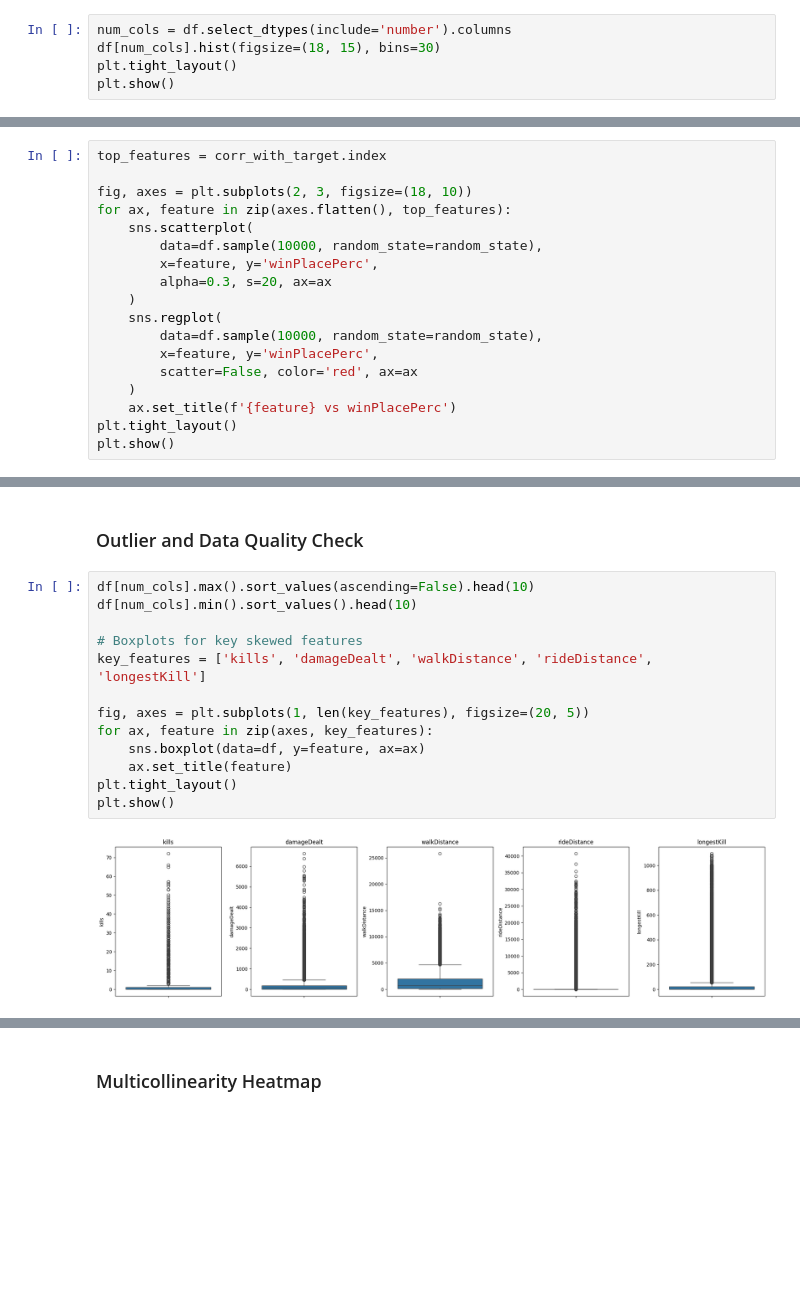
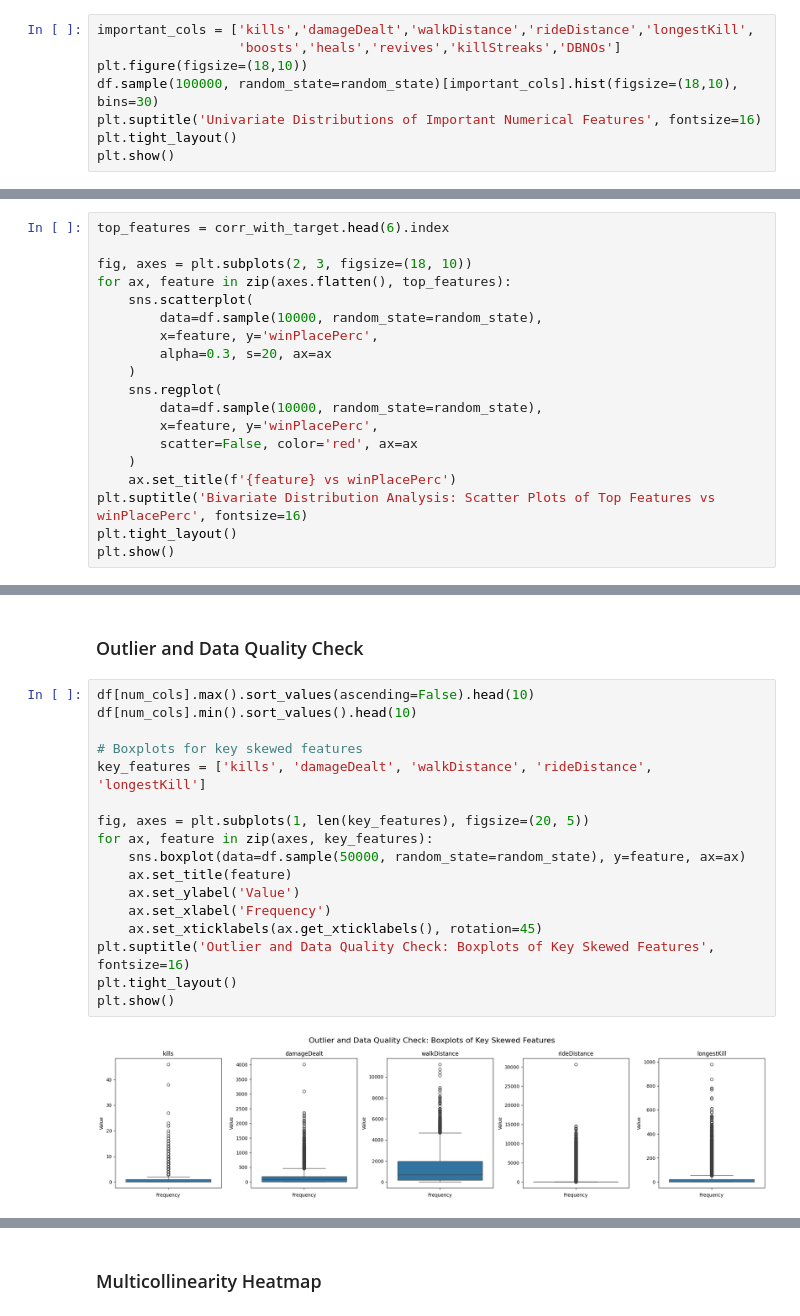
Before and after one commit to dganesh05/project-3, a Jupyter notebook: project-revised.ipynb, the cells around one changed output, grey strips where cells are left out. Drawn from its saved outputs; the diff is of its cells as text; blank space fills up the shorter version.

```diff
--- a/project-revised.ipynb
+++ b/project-revised.ipynb
@@ -155,8 +156,11 @@ corr_with_target = corr['winPlacePerc'].drop('winPlacePerc').sort_values(key=abs
 # %% [markdown]
 ### Distribution Analysis (Univariate)
 # %%
-num_cols = df.select_dtypes(include='number').columns
-df[num_cols].hist(figsize=(18, 15), bins=30)
+important_cols = ['kills','damageDealt','walkDistance','rideDistance','longestKill',
+                  'boosts','heals','revives','killStreaks','DBNOs']
+plt.figure(figsize=(18,10))
+df.sample(100000, random_state=random_state)[important_cols].hist(figsize=(18,10), bins=30)
+plt.suptitle('Univariate Distributions of Important Numerical Features', fontsize=16)
 plt.tight_layout()
 plt.show()
 # %% [output]
@@ -174,7 +179,7 @@ plt.show()
 # %% [markdown]
 ### Distribution Analysis (Bivariate)
 # %%
-top_features = corr_with_target.index
+top_features = corr_with_target.head(6).index
 
 fig, axes = plt.subplots(2, 3, figsize=(18, 10))
 for ax, feature in zip(axes.flatten(), top_features):
@@ -189,6 +194,7 @@ for ax, feature in zip(axes.flatten(), top_features):
         scatter=False, color='red', ax=ax
     )
     ax.set_title(f'{feature} vs winPlacePerc')
+plt.suptitle('Bivariate Distribution Analysis: Scatter Plots of Top Features vs winPlacePerc', fontsize=16)
 plt.tight_layout()
 plt.show()
 # %% [output]
@@ -208,15 +216,19 @@ plt.show()
 # %%
 df[num_cols].max().sort_values(ascending=False).head(10)
 df[num_cols].min().sort_values().head(10)
 
 # Boxplots for key skewed features
 key_features = ['kills', 'damageDealt', 'walkDistance', 'rideDistance', 'longestKill']
 
 fig, axes = plt.subplots(1, len(key_features), figsize=(20, 5))
 for ax, feature in zip(axes, key_features):
-    sns.boxplot(data=df, y=feature, ax=ax)
+    sns.boxplot(data=df.sample(50000, random_state=random_state), y=feature, ax=ax)
     ax.set_title(feature)
+    ax.set_ylabel('Value')
+    ax.set_xlabel('Frequency')
+    ax.set_xticklabels(ax.get_xticklabels(), rotation=45)
+plt.suptitle('Outlier and Data Quality Check: Boxplots of Key Skewed Features', fontsize=16)
 plt.tight_layout()
 plt.show()
 # %% [output]
-[figure, old version]
+[figure, new version]
```
Also changed, not shown: parts of 16 cells of this notebook, 1 other file.
